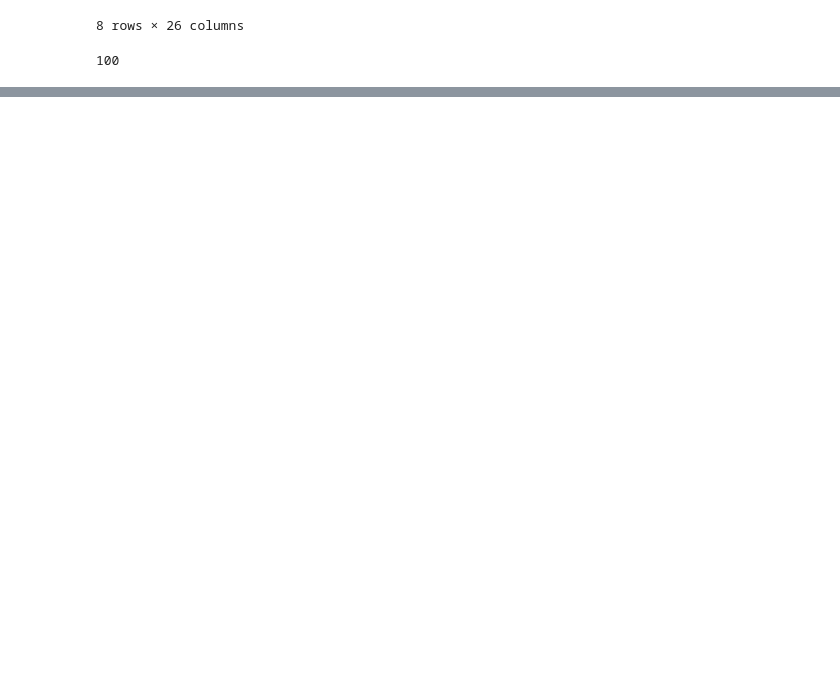
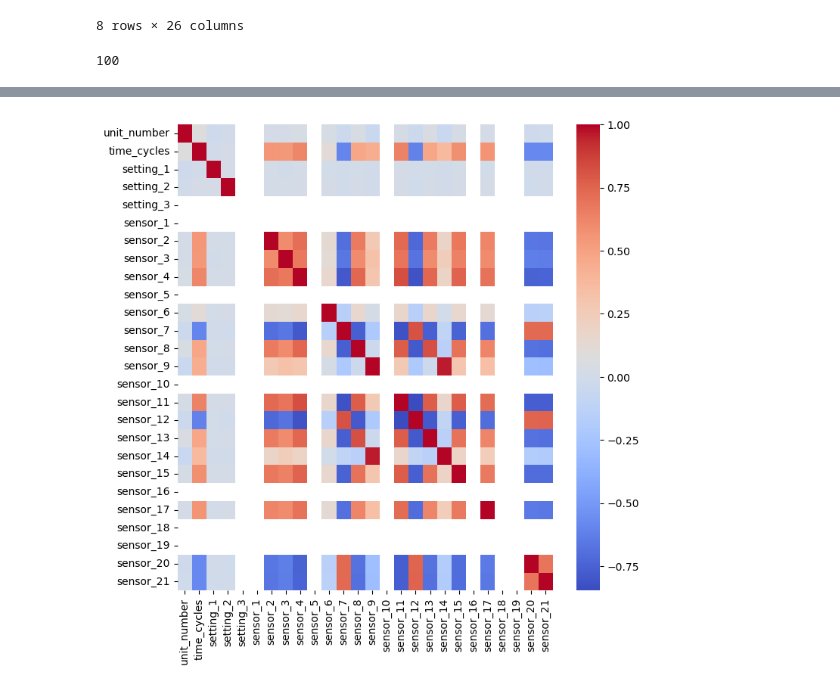
Before and after one commit to elouanXP/smart_predictive_maintenance, a Jupyter notebook: notebooks/01_data_exploration.ipynb, the cells around one changed output, grey strips where cells are left out. Saved outputs shown, nothing was run; the diff lists cells and outputs as text; code cells hidden in the pictures; blank space fills up the shorter version.

```diff
--- a/notebooks/01_data_exploration.ipynb
+++ b/notebooks/01_data_exploration.ipynb
@@ -93,0 +143,6 @@ df.to_csv('../data/processed/train_FD001_clean.csv', index=False)
+# %%
+plt.figure(figsize=(8,8))
+sns.heatmap(df.corr(), cmap='coolwarm')
+plt.show()
+# %% [output]
+[figure, added]
```
Also changed, not shown: parts of 12 cells of this notebook.
